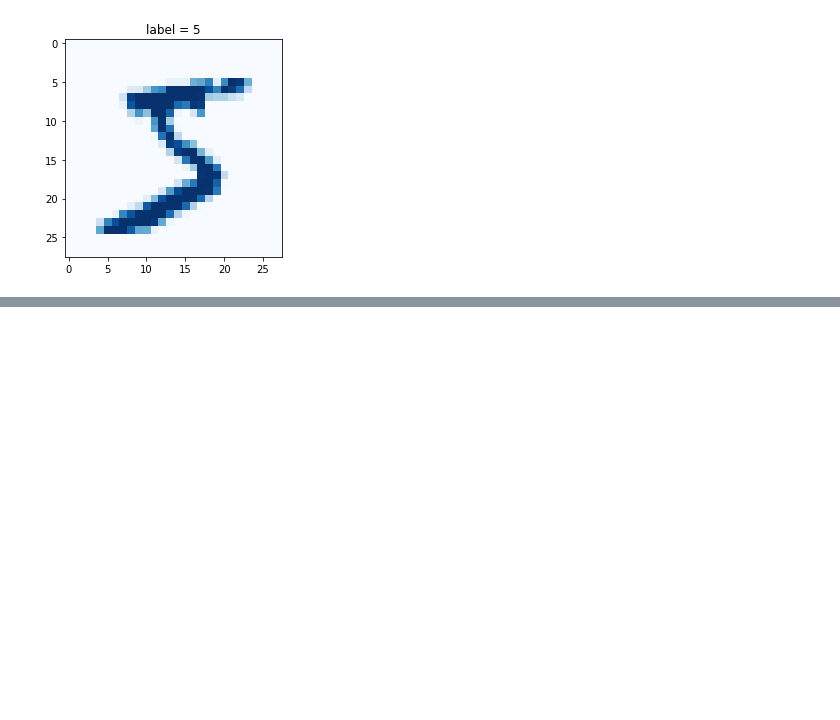
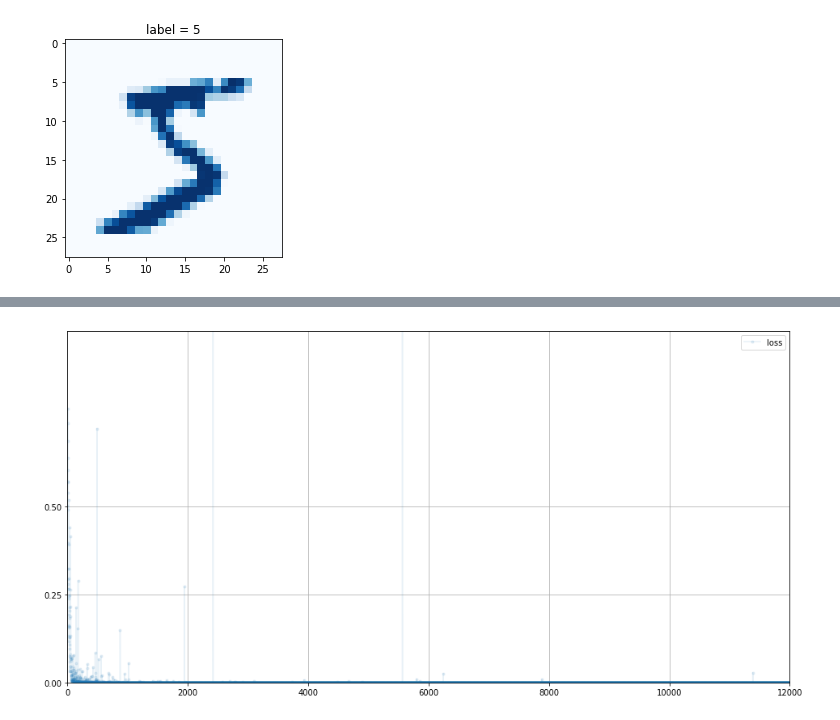
Before and after one commit to makeyourownalgorithmicart/makeyourownalgorithmicart, a Jupyter notebook: blog/generative-adversarial-network/03_image_gan.ipynb, the cells around one changed output, grey strips where cells are left out. Saved outputs shown, nothing was run; the diff lists cells and outputs as text; code cells hidden in the pictures; blank space fills up the shorter version.

```diff
--- a/blog/generative-adversarial-network/03_image_gan.ipynb
+++ b/blog/generative-adversarial-network/03_image_gan.ipynb
@@ -64,6 +64,16 @@ mnist_dataloader = DataLoader(mnist_dataset, batch_size=1, shuffle=False, num_wo
 mnist_dataset.plot_image(0)
 # %% [output]
 [figure]
+# %%
+# from https://github.com/pytorch/vision/issues/720
+
+class View(nn.Module):
+    def __init__(self, shape):
+        super().__init__()
+        self.shape = shape
+
+    def forward(self, x):
+        return x.view(*self.shape)
 # %%
 # discriminator class
 
@@ -146,0 +205,6 @@ class Discriminator(nn.Module):
+# %%
+# plot discriminator error
+
+D.plot_progress()
+# %% [output]
+[figure, added]
```
Also changed, not shown: parts of 11 cells of this notebook.
